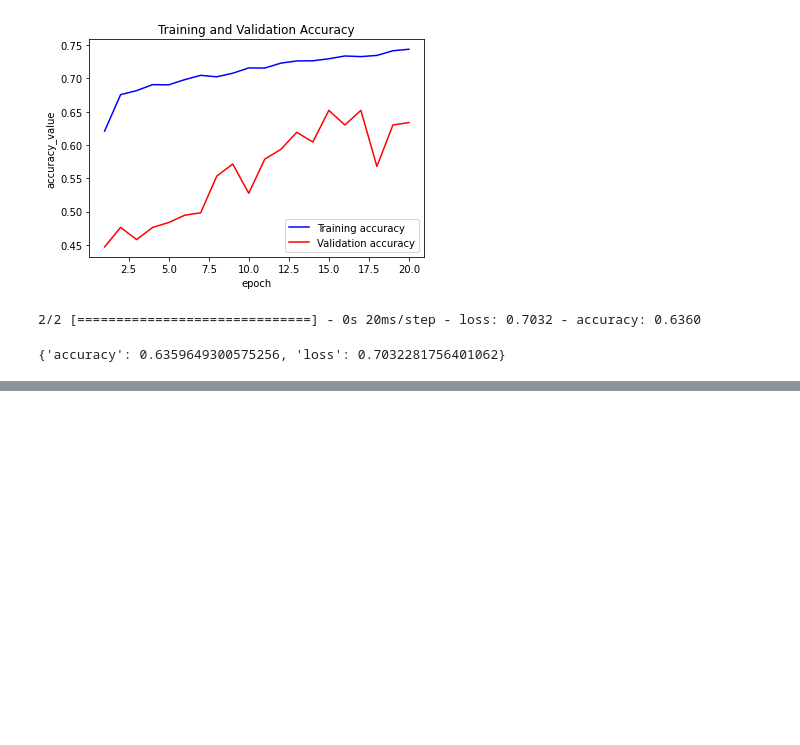
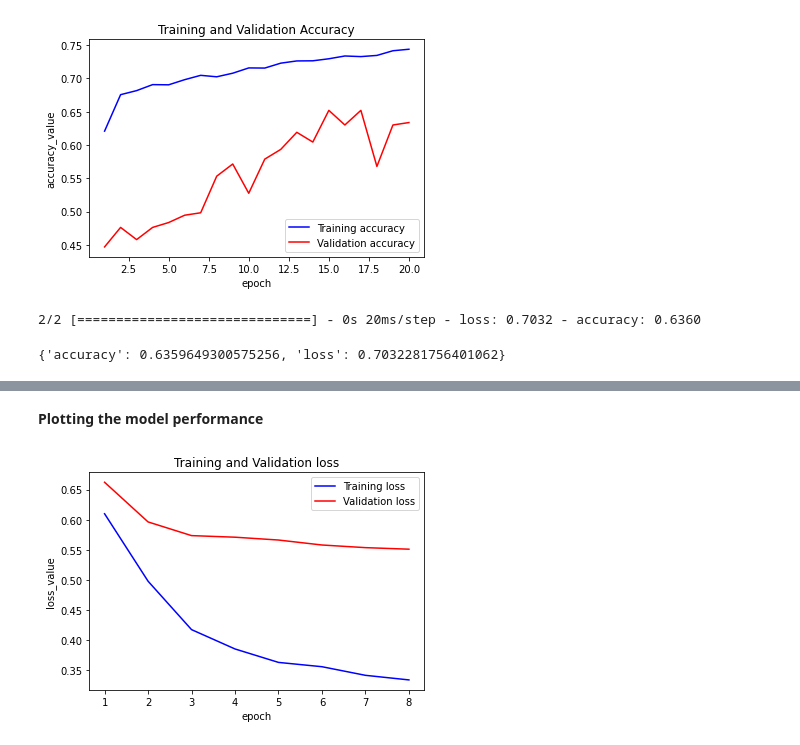
Before and after one commit to PadmajaVB/Sexist-Statement-Detection, a Jupyter notebook: SexistCommentDetection_Final.ipynb, the cells around one changed output, grey strips where cells are left out. Cells and saved outputs as stored; diff of their text form; code cells hidden in the pictures; blank space fills up the shorter version.

```diff
--- a/SexistCommentDetection_Final.ipynb
+++ b/SexistCommentDetection_Final.ipynb
@@ -1146,0 +1399,9 @@ dict(zip(model3.metrics_names, result))
+# %%
+# Encode X_train
+X_train_ids, X_train_attention = batch_encode(tokenizer, X_train)
+
+# Encode X_valid
+X_valid_ids, X_valid_attention = batch_encode(tokenizer, X_val)
+
+# Encode X_test
+X_test_ids, X_test_attention = batch_encode(tokenizer, X_test)
@@ -1146,0 +1492,12 @@ dict(zip(model3.metrics_names, result))
+# %%
+config = DistilBertConfig(dropout=0.2,
+                          attention_dropout=0.1,
+                          output_hidden_states=False, output_attentions=False,return_dict =True)
+
+distilBERT = TFDistilBertModel.from_pretrained('distilbert-base-uncased', config=config)
+
+for layer in distilBERT.layers:
+    layer.trainable = False
+
+# Build model
+model = build_model(distilBERT)
@@ -1146,0 +1536,9 @@ dict(zip(model3.metrics_names, result))
+# %%
+# Train the model
+train_history1 = model.fit(
+    x = [X_train_ids, X_train_attention],
+    y = np.array(y_train),
+    epochs = 8,
+    batch_size = 64,
+    validation_data = ([X_valid_ids, X_valid_attention], np.array(y_val)), verbose=1
+)
@@ -1146,0 +1563,18 @@ dict(zip(model3.metrics_names, result))
+# %% [markdown]
+**Plotting the model performance**
+# %%
+train_loss = train_history1.history['loss']
+val_loss = train_history1.history['val_loss']
+
+epochs = range(1,len(train_loss)+1)
+
+plt.figure()
+plt.plot(epochs, train_loss, 'b', label='Training loss')
+plt.plot(epochs, val_loss, 'r', label ='Validation loss')
+plt.title('Training and Validation loss')
+plt.xlabel('epoch')
+plt.ylabel('loss_value')
+plt.legend()
+plt.show()
+# %% [output]
+[figure, added]
```
Also changed, not shown: parts of 70 cells of this notebook.
